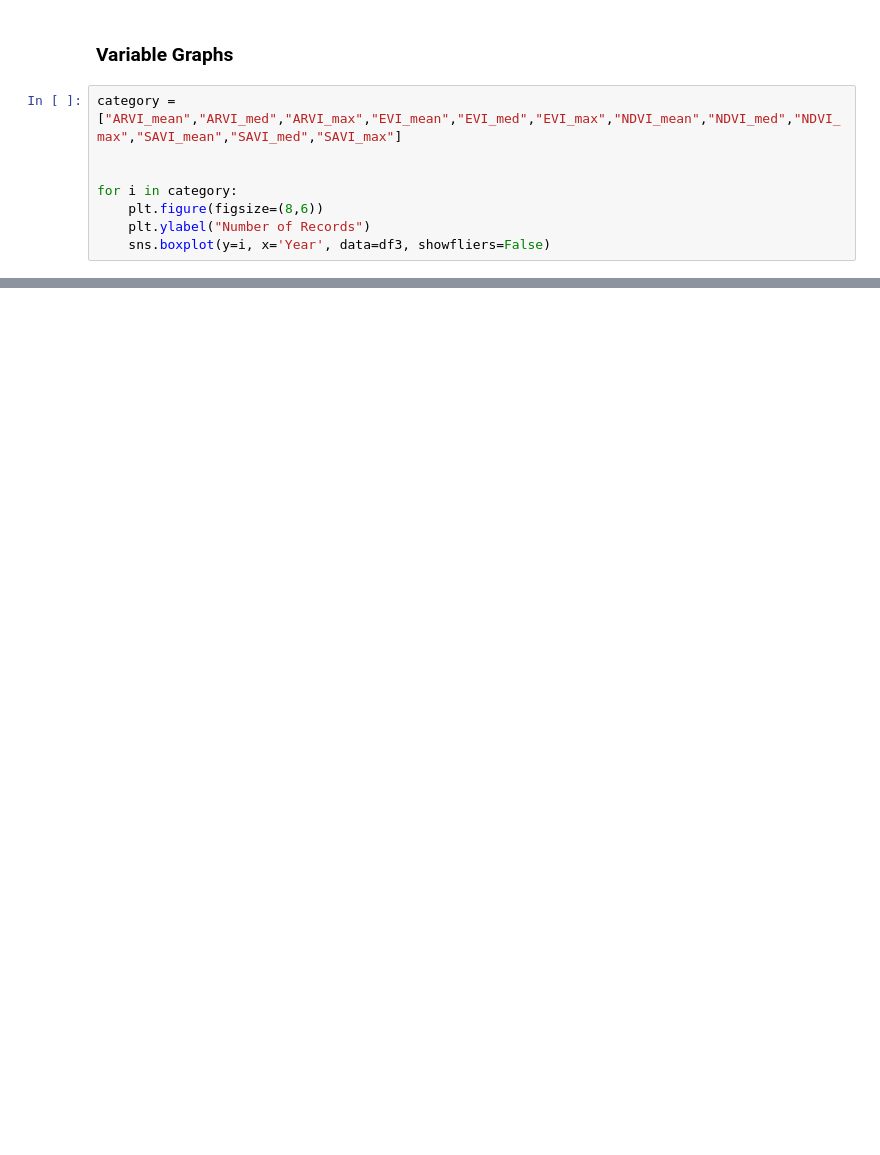
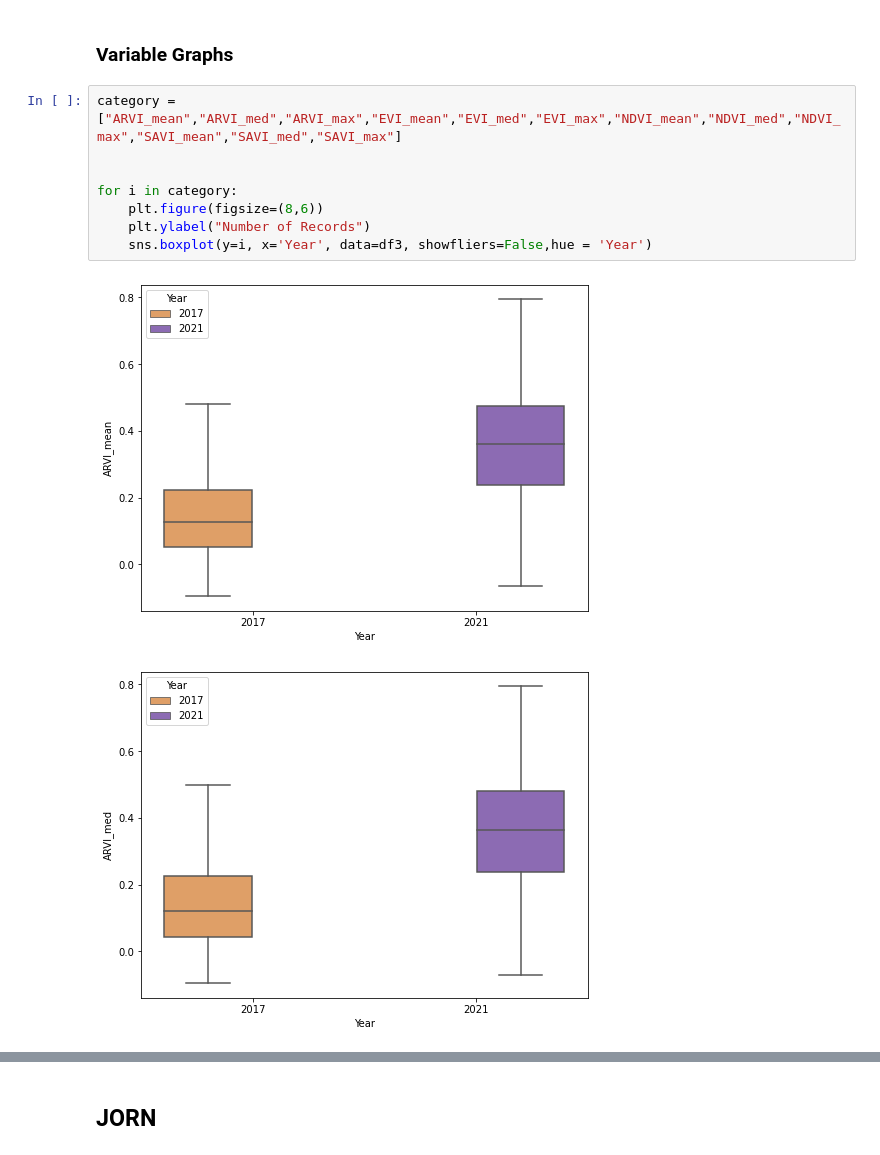
Before and after one commit to kh-bh/EarthScienceSVSM, a Jupyter notebook: EDA Analysis Folder/Boxplots- 2017 v 2021.ipynb, the cells around one changed output, grey strips where cells are left out. Drawn from its saved outputs; the diff is of its cells as text; blank space fills up the shorter version.

Commit message:
More JORN stuff

```diff
--- a/EDA Analysis Folder/Boxplots- 2017 v 2021.ipynb
+++ b/EDA Analysis Folder/Boxplots- 2017 v 2021.ipynb
@@ -33,8 +33,11 @@ ValueError: Could not generate a palette for <map object at 0x...>
 # %%
 category = ["ARVI_mean","ARVI_med","ARVI_max","EVI_mean","EVI_med","EVI_max","NDVI_mean","NDVI_med","NDVI_max","SAVI_mean","SAVI_med","SAVI_max"]
 
 
 for i in category:
     plt.figure(figsize=(8,6))
     plt.ylabel("Number of Records")
-    sns.boxplot(y=i, x='Year', data=df3, showfliers=False)
+    sns.boxplot(y=i, x='Year', data=df3, showfliers=False,hue = 'Year')
+# %% [output]
+[figure, added]
+[figure, added]
@@ -40,0 +54,2 @@ for i in category:
+# %% [markdown]
+## JORN
```
Also changed, not shown: parts of 12 cells of this notebook, 1 other file.
